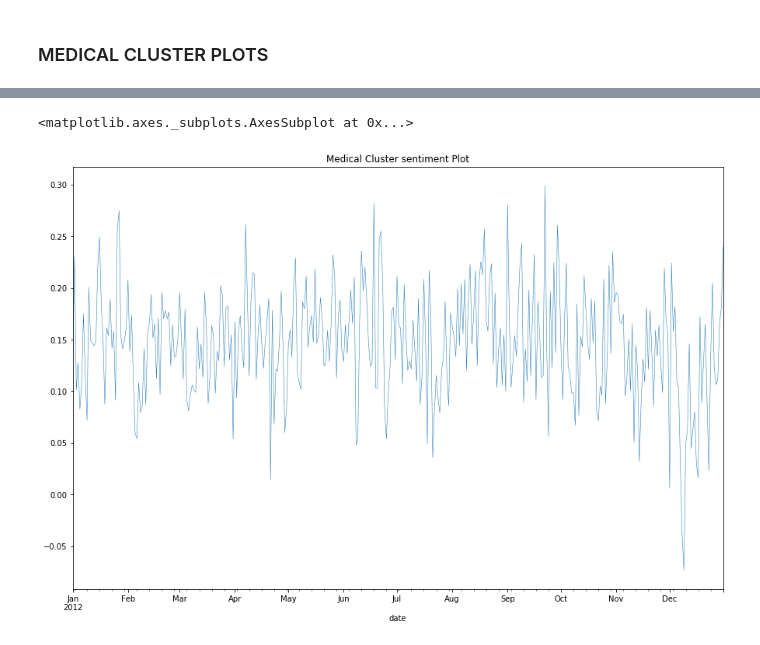
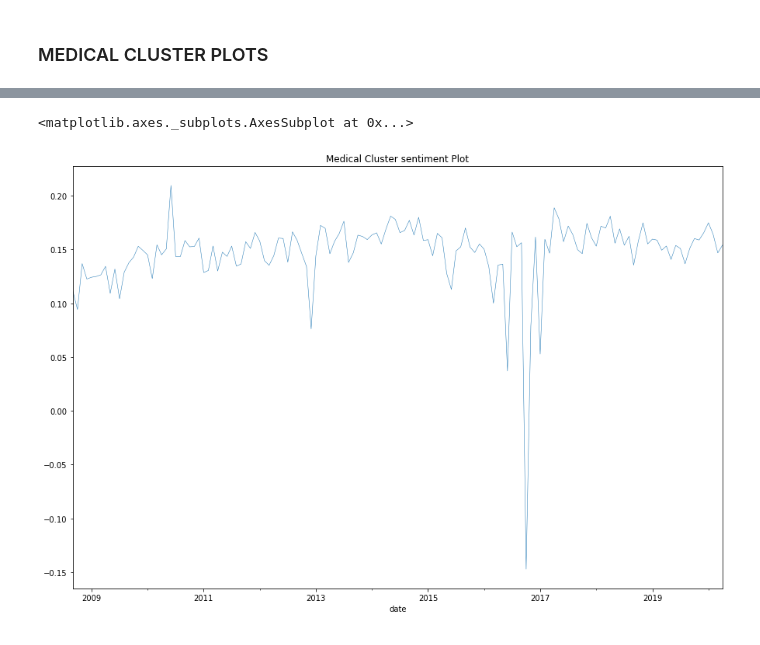
Before and after one commit to epfl-ada/ada-2021-project-abracadabra, a Jupyter notebook: Sentiment analysis.ipynb, the cells around one changed output, grey strips where cells are left out. Cells and saved outputs as stored; diff of their text form; code cells hidden in the pictures.

```diff
--- a/Sentiment analysis.ipynb
+++ b/Sentiment analysis.ipynb
@@ -251,8 +266,9 @@ with bz2.open('data/Quotebank/quotes-2012.json.bz2', 'rb') as s_file:
                     #print('id:',id_,'occ:', occupations)
                     d_file.write((json.dumps(instance)+'\n').encode('utf-8'))
 # %%
-#complete medical ds with all years 2008-2016:
-for i in range(9,17):
+assert False
+#complete medical ds with all years 2008-2020:
+for i in range(8,21):
     if i != 12:
         print("working on medical_20{:02d}.bz2".format(i))
         path_to_out = "medical_20{:02d}.bz2".format(i)
@@ -277,10 +290,13 @@ working on medical_2016.bz2
 # %%
-#load all medical speakers quotes from 2012
+#load all medical speakers quotes from all years
 quotes = []
 index =0
-with bz2.open('medical_2012.bz2', 'rb') as s_file:
-    for ins in tqdm(s_file):
-        quotes.append([(re.findall(rb"\"speaker\":.+(?=\"qids)",ins)),(re.findall(rb"\"quotation\":.+(?=\"speaker)",ins)),(re.findall(rb"\"date\":.+(?=\"numOccurrences)",ins))])
+for i in range(8,21):
+    logging.info(f"loading medical file {i}")
+    path_med = "data/medical_quotes/medical_20{:02d}.bz2".format(i)
+    with bz2.open(path_med, 'rb') as s_file:
+        for ins in tqdm(s_file):
+            quotes.append([(re.findall(rb"\"speaker\":.+(?=\"qids)",ins)),(re.findall(rb"\"quotation\":.+(?=\"speaker)",ins)),(re.findall(rb"\"date\":.+(?=\"numOccurrences)",ins))])
 quotes = [[quotes[i][0][0].decode(),quotes[i][1][0].decode(),quotes[i][2][0].decode()] for i in range(len(quotes))]
 quotes = [[i[0][11:-2],i[1][13:-3],i[2][8:-2]] for i in quotes]
 medical_df = pd.DataFrame(quotes,  columns =['speaker','quote','date'])
@@ -326,13 +379,13 @@ medical_df['date'] = pd.to_datetime(medical_df['date'],format="\"%Y-%m-%d %H:%M:
 medical_df.set_index('date', inplace=True)
 # %%
 #frequency freq: D-day, W-week, M-month, Y-year...
-freq = 'D'
+freq = 'M'
 medical_mean = medical_df['mean_vader_blob'].resample(freq).mean()
 fig, axs = plt.subplots(sharex=True,figsize=(15,10))
 axs.title.set_text('Medical Cluster sentiment Plot')
 
 
 medical_mean.plot(linewidth=0.5,ax = axs)
 # %% [output]
 <matplotlib.axes._subplots.AxesSubplot at 0x...>
-[figure, old version]
+[figure, new version]
```
Also changed, not shown: parts of 8 cells of this notebook, 4 other files.
